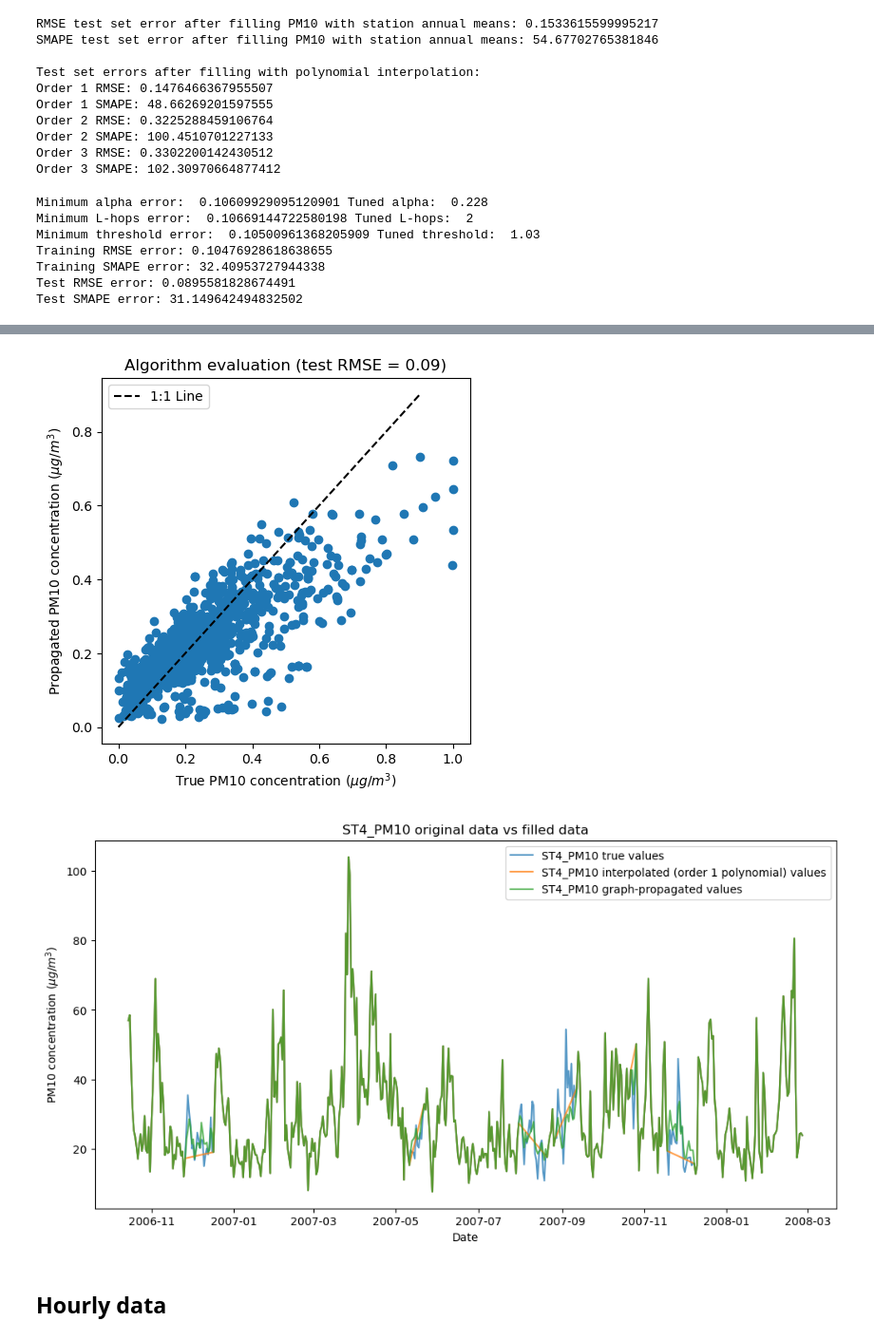
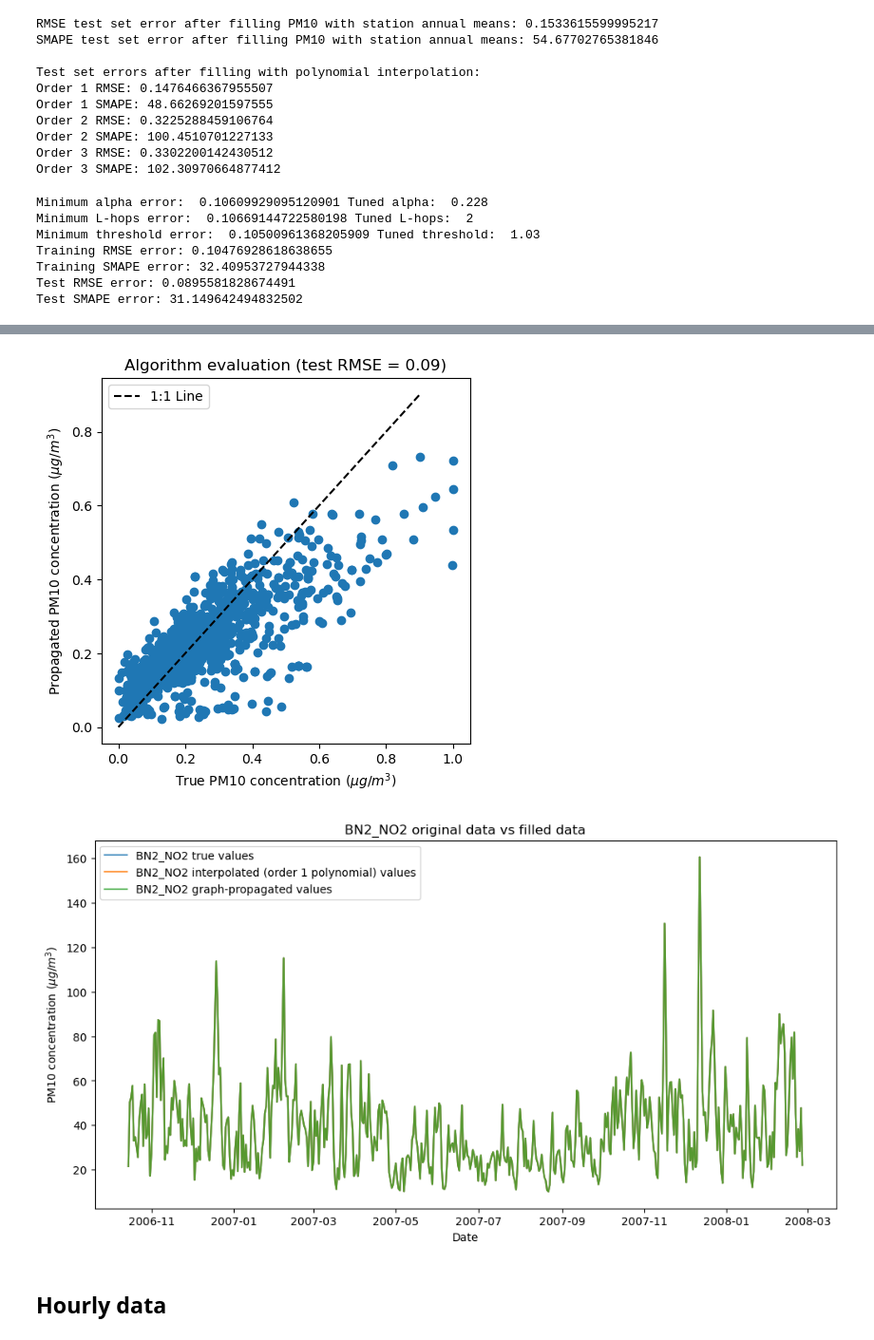
Before and after one commit to michellewl/AQ-graph-prop, a Jupyter notebook: multi_species_propagation.ipynb, the cells around one changed output, grey strips where cells are left out. Shown at 95% size. Cells and saved outputs as stored; diff of their text form; code cells hidden in the pictures.

```diff
--- a/multi_species_propagation.ipynb
+++ b/multi_species_propagation.ipynb
@@ -84,6 +84,8 @@ End date: 2019-12-31 00:00:00
 Hourly data shape: (210384, 375)
 Start date: 1996-01-01 00:00:00
 End date: 2019-12-31 23:00:00
+# %%
+species_to_test = "NO2"
 # %% [markdown]
 ## Daily data
 # %%
@@ -150,7 +144,7 @@ NaN values in test set: 0
 
 gap_proportion = 0.2 # Proportion of missing entries
 max_period_length = 20 # Maximum length of missing data periods
-species = 'PM10' # Name of the species for which gaps are introduced
+species = species_to_test # Name of the species for which gaps are introduced
 
 print("Training set:")
 gap_indices_train, true_values_train, subset_train = introduce_gaps(normalised_train, gap_proportion, max_period_length=max_period_length, species=species, plot_histogram=True)
@@ -412,39 +406,39 @@ print("Test SMAPE error:", compute_error(tuned_alpha, tuned_threshold, tuned_hop
 
 # ----------- Plot timeseries for interpolation methods
 
-column = column_names_test[-1]
+column = column_names_test[0]
 
 plt.figure(figsize=(12, 6))
 
 plt.plot(test_set.index, test_set[column], label=f"{column} true values", alpha=0.75)
 plt.plot(filled_data.index, denormalise_data(filled_data, mins_test, maxs_test)[column], label=f"{column} interpolated (order {order} polynomial) values", alpha=0.75)
 
 # Replace graph-propagated values into the filled data from polynomial interpolation
 for index, value in zip(gap_indices_test, propagated_values):
     filled_data.iloc[index[0], index[1]] = value
 
 plt.plot(filled_data.index, denormalise_data(filled_data, mins_test, maxs_test)[column], label=f"{column} graph-propagated values", alpha=0.75)
 
 # Add labels and legend
 plt.xlabel('Date')
 plt.ylabel(f'{species} concentration ($\mu g/m^3$)')
 plt.title(f'{column} original data vs filled data')
 plt.legend()
 plt.show()
 # %% [output]
 Minimum alpha error:  0.10609929095120901 Tuned alpha:  0.228
 Minimum L-hops error:  0.10669144722580198 Tuned L-hops:  2
 Minimum threshold error:  0.10500961368205909 Tuned threshold:  1.03
 Training RMSE error: 0.10476928618638655
 Training SMAPE error: 32.40953727944338
 Test RMSE error: 0.0895581828674491
 Test SMAPE error: 31.149642494832502
 [figure]
 [figure]
 [figure]
 [figure]
 [figure]
-[figure, old version]
+[figure, new version]
 # %% [markdown]
 ## Hourly data
 # %%
```
Also changed, not shown: parts of 12 cells of this notebook.
